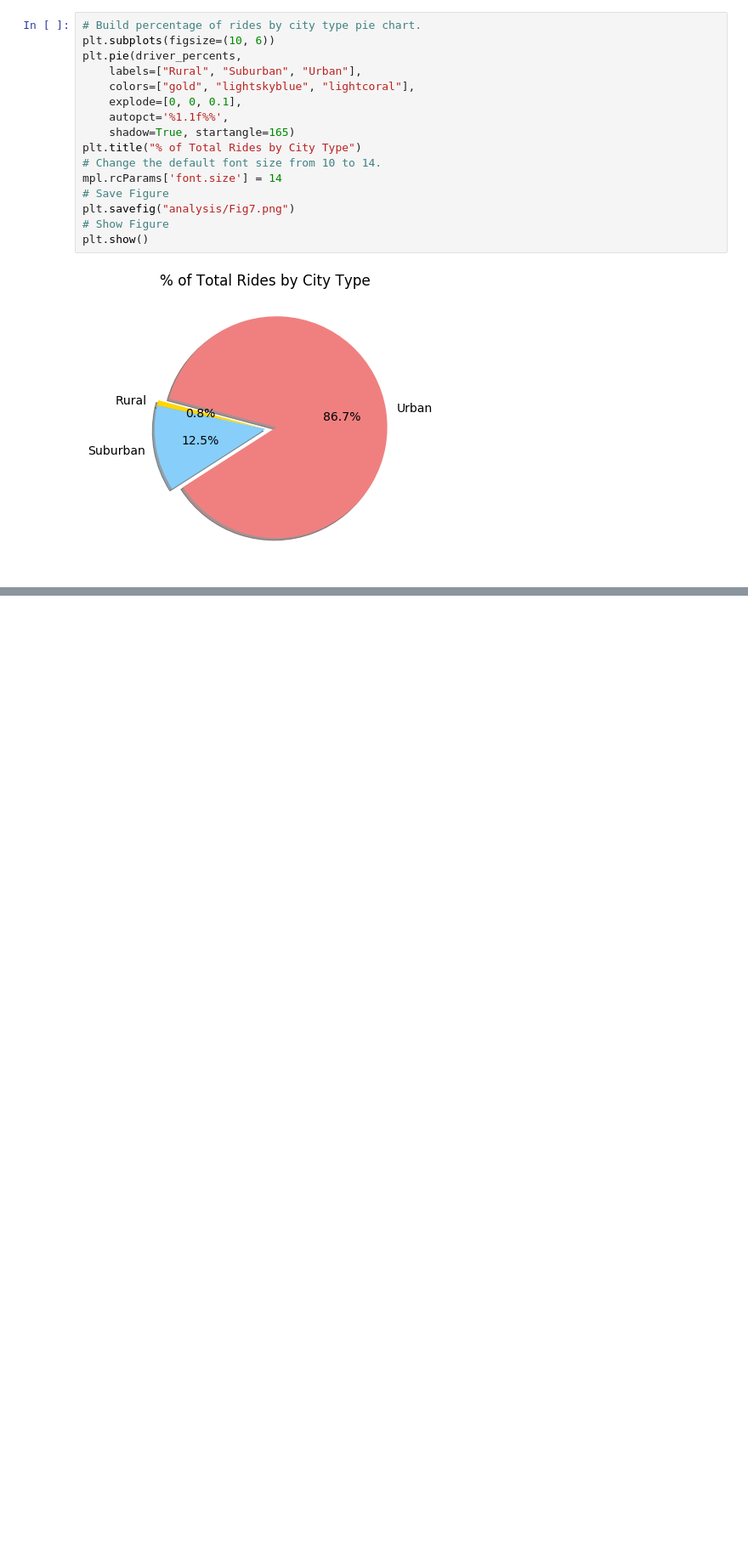
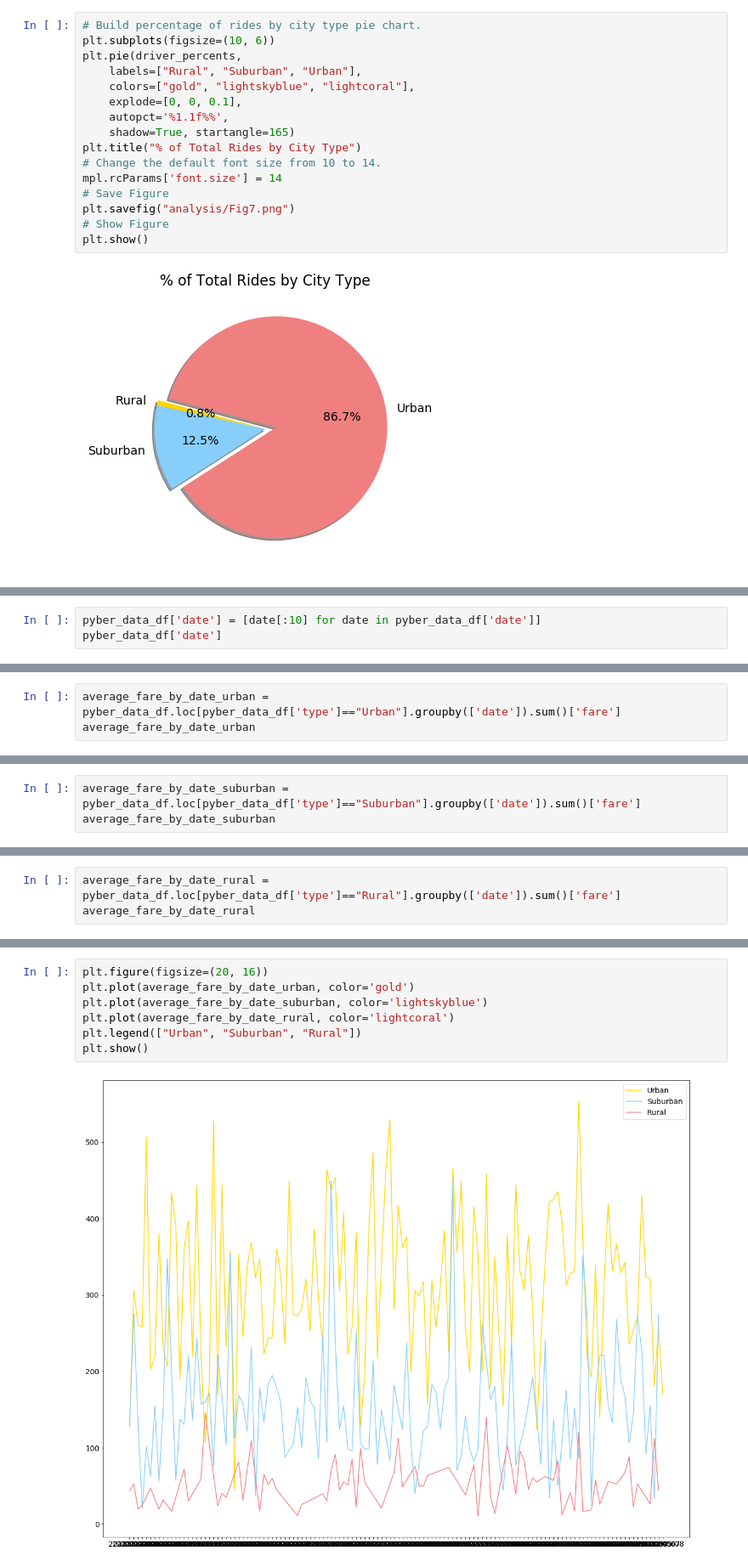
Before and after one commit to amber-luk/Data-Online-Review, a Jupyter notebook: Module_5_PyBer_Analysis/PyBer.ipynb, the cells around one changed output, grey strips where cells are left out. Shown: that part at 85% size. Saved outputs shown, nothing was run; the diff lists cells and outputs as text; blank space fills up the shorter version.

```diff
--- a/Module_5_PyBer_Analysis/PyBer.ipynb
+++ b/Module_5_PyBer_Analysis/PyBer.ipynb
@@ -972,0 +1034,3 @@ plt.show()
+# %%
+pyber_data_df['date'] = [date[:10] for date in pyber_data_df['date']]
+pyber_data_df['date']
@@ -972,0 +1050,3 @@ plt.show()
+# %%
+average_fare_by_date_urban = pyber_data_df.loc[pyber_data_df['type']=="Urban"].groupby(['date']).sum()['fare']
+average_fare_by_date_urban
@@ -972,0 +1067,3 @@ plt.show()
+# %%
+average_fare_by_date_suburban = pyber_data_df.loc[pyber_data_df['type']=="Suburban"].groupby(['date']).sum()['fare']
+average_fare_by_date_suburban
@@ -972,0 +1084,3 @@ plt.show()
+# %%
+average_fare_by_date_rural = pyber_data_df.loc[pyber_data_df['type']=="Rural"].groupby(['date']).sum()['fare']
+average_fare_by_date_rural
@@ -972,0 +1101,9 @@ plt.show()
+# %%
+plt.figure(figsize=(20, 16))
+plt.plot(average_fare_by_date_urban, color='gold')
+plt.plot(average_fare_by_date_suburban, color='lightskyblue')
+plt.plot(average_fare_by_date_rural, color='lightcoral')
+plt.legend(["Urban", "Suburban", "Rural"])
+plt.show()
+# %% [output]
+[figure, added]
```
Also changed, not shown: parts of 13 cells of this notebook.
